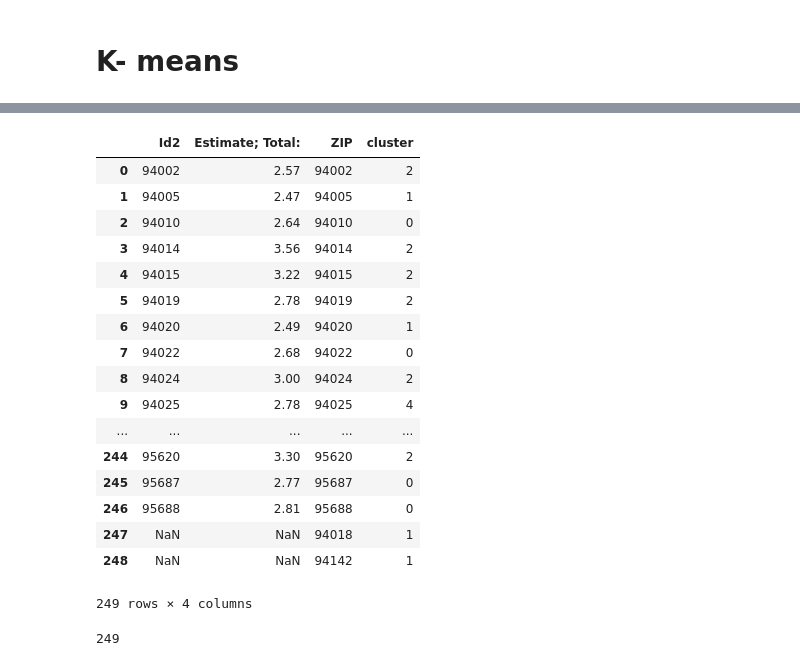
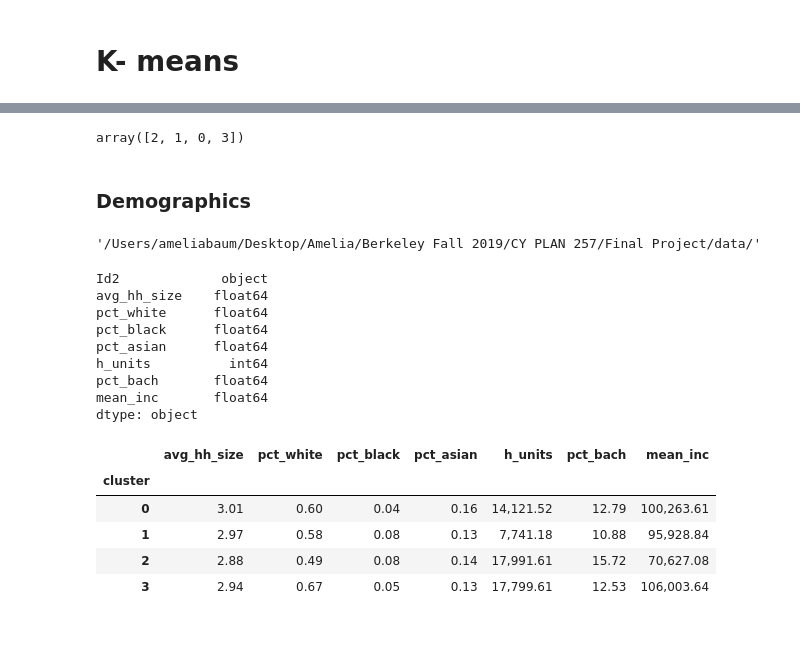
Before and after one commit to abaum1/mobilitymotifs, a Jupyter notebook: K means and PCA.ipynb, the cells around one changed output, grey strips where cells are left out. Drawn from its saved outputs; the diff is of its cells as text; code cells hidden in the pictures; blank space fills up the shorter version.

```diff
--- a/K means and PCA.ipynb
+++ b/K means and PCA.ipynb
@@ -11,7 +11,7 @@ data_path = "/Users/ameliabaum/Desktop/Amelia/Berkeley Fall 2019/CY PLAN 257/Fin
 # pums = pd.read_csv(data_path+"csv_hca/psam_h06.csv")
 # list(pums.columns)
 # %%
-zcode_data = pd.read_csv(data_path+"bay_all.csv").rename({"Unnamed: 0": "ZIP"}, axis=1)
+zcode_data = pd.read_csv(data_path+"la_all.csv").rename({"Unnamed: 0": "ZIP"}, axis=1)
 
 
 modes_zcodes = zcode_data[[col for col in zcode_data.columns if ("ZIP" in col)
@@ -258,5 +258,5 @@ plt.show()
 # %%
-range_n_clusters = [5]
+range_n_clusters = [4]
 
 for n_clusters in range_n_clusters:
     # Create a subplot with 1 row and 2 columns
@@ -395,0 +381,25 @@ np.mean(auto_inb_day)
+# %%
+labeled_zcode["cluster"].unique()
+# %% [output]
+array([2, 1, 0, 3])
+# %% [markdown]
+### Demographics
+# %%
+data_path
+# %% [output]
+'/Users/ameliabaum/Desktop/Amelia/Berkeley Fall 2019/CY PLAN 257/Final Project/data/'
+# %%
+hh_size = pd.read_csv(data_path+'hh_size/ACS_17_5YR_B25010_with_ann.csv', header=1)[["Id2", 'Estimate; Total:']]
+hh_size["avg_hh_size"] = hh_size["Estimate; Total:"].replace({"-":0}).astype(float)
+edu = pd.read_csv(data_path+'edu/ACS_17_5YR_S1501_with_ann.csv', header=1)[["Id2", "Percent; Estimate; Population 18 to 24 years - Bachelor's degree or higher"]]
+edu["pct_bach"] = edu["Percent; Estimate; Population 18 to 24 years - Bachelor\'s degree or higher"].replace({"-":0}).astype(float)
+units = pd.read_csv(data_path+'units/ACS_17_5YR_B25001_with_ann.csv', header=1)[["Id2", 'Estimate; Total']]
+units["h_units"] = units["Estimate; Total"]
+race = pd.read_csv(data_path+'race/ACS_17_5YR_B02001_with_ann.csv', header=1)[["Id2","Estimate; Total:",'Estimate; Total: - White alone',
+         'Estimate; Total: - Black or African American alone', 'Estimate; Total: - Asian alone']]
+race["pct_white"] = race["Estimate; Total: - White alone"]/race["Estimate; Total:"]
+race["pct_black"] = race["Estimate; Total: - Black or African American alone"]/race["Estimate; Total:"]
+race["pct_asian"] = race["Estimate; Total: - Asian alone"]/race["Estimate; Total:"]
+
+income = pd.read_csv(data_path+'income/ACS_17_5YR_S1902_with_ann.csv', header=1)[["Id2", 'Mean income (dollars); Estimate; All households']]
+income["mean_inc"] = income["Mean income (dollars); Estimate; All households"].replace({"N":0, "-":0}).astype(float)
@@ -396,26 +408,28 @@ np.mean(auto_inb_day)
+# %%
+all_demos = pd.concat([hh_size, edu, race, units, edu, income], axis=1)[["Id2", "avg_hh_size","pct_white", "pct_black", "pct_asian", "h_units", "pct_bach" , "mean_inc"]]
+all_demos = all_demos.loc[:,~all_demos.columns.duplicated()]
+# .fillna(0).replace({"-":0})
+all_demos["Id2"] = all_demos["Id2"].apply(lambda x: str(x))
+all_demos.head()
+all_demos.dtypes
+# %% [output]
+Id2             object
+avg_hh_size    float64
+pct_white      float64
+pct_black      float64
+pct_asian      float64
+h_units          int64
+pct_bach       float64
+mean_inc       float64
+dtype: object
 # %%
-merged = pd.merge(hhsize, labeled_zcode[["ZIP", "cluster"]], left_on='Id2', right_on="ZIP", how="right")
-merged
+merged = pd.merge(all_demos, labeled_zcode[["ZIP", "cluster"]], left_on='Id2', right_on="ZIP", how="right").drop(["ZIP","Id2"], axis=1)
+f = merged.groupby("cluster").mean()
+f
 # %% [output]
-|  | Id2 | Estimate; Total: | ZIP | cluster |
-| 0 | 94002 | 2.57 | 94002 | 2 |
-| 1 | 94005 | 2.47 | 94005 | 1 |
-| 2 | 94010 | 2.64 | 94010 | 0 |
-| 3 | 94014 | 3.56 | 94014 | 2 |
-| 4 | 94015 | 3.22 | 94015 | 2 |
-| 5 | 94019 | 2.78 | 94019 | 2 |
-| 6 | 94020 | 2.49 | 94020 | 1 |
-| 7 | 94022 | 2.68 | 94022 | 0 |
-| 8 | 94024 | 3.00 | 94024 | 2 |
-| 9 | 94025 | 2.78 | 94025 | 4 |
-| ... | ... | ... | ... | ... |
-| 244 | 95620 | 3.30 | 95620 | 2 |
-| 245 | 95687 | 2.77 | 95687 | 0 |
-| 246 | 95688 | 2.81 | 95688 | 0 |
-| 247 | NaN | NaN | 94018 | 1 |
-| 248 | NaN | NaN | 94142 | 1 |
+|  | avg_hh_size | pct_white | pct_black | pct_asian | h_units | pct_bach | mean_inc |
+| cluster |  |  |  |  |  |  |  |
+| 0 | 3.01 | 0.60 | 0.04 | 0.16 | 14,121.52 | 12.79 | 100,263.61 |
+| 1 | 2.97 | 0.58 | 0.08 | 0.13 | 7,741.18 | 10.88 | 95,928.84 |
+| 2 | 2.88 | 0.49 | 0.08 | 0.14 | 17,991.61 | 15.72 | 70,627.08 |
+| 3 | 2.94 | 0.67 | 0.05 | 0.13 | 17,799.61 | 12.53 | 106,003.64 |
-249 rows × 4 columns
-# %%
-len(merged)
-# %% [output]
-249
```
Also changed, not shown: parts of 25 cells of this notebook.
